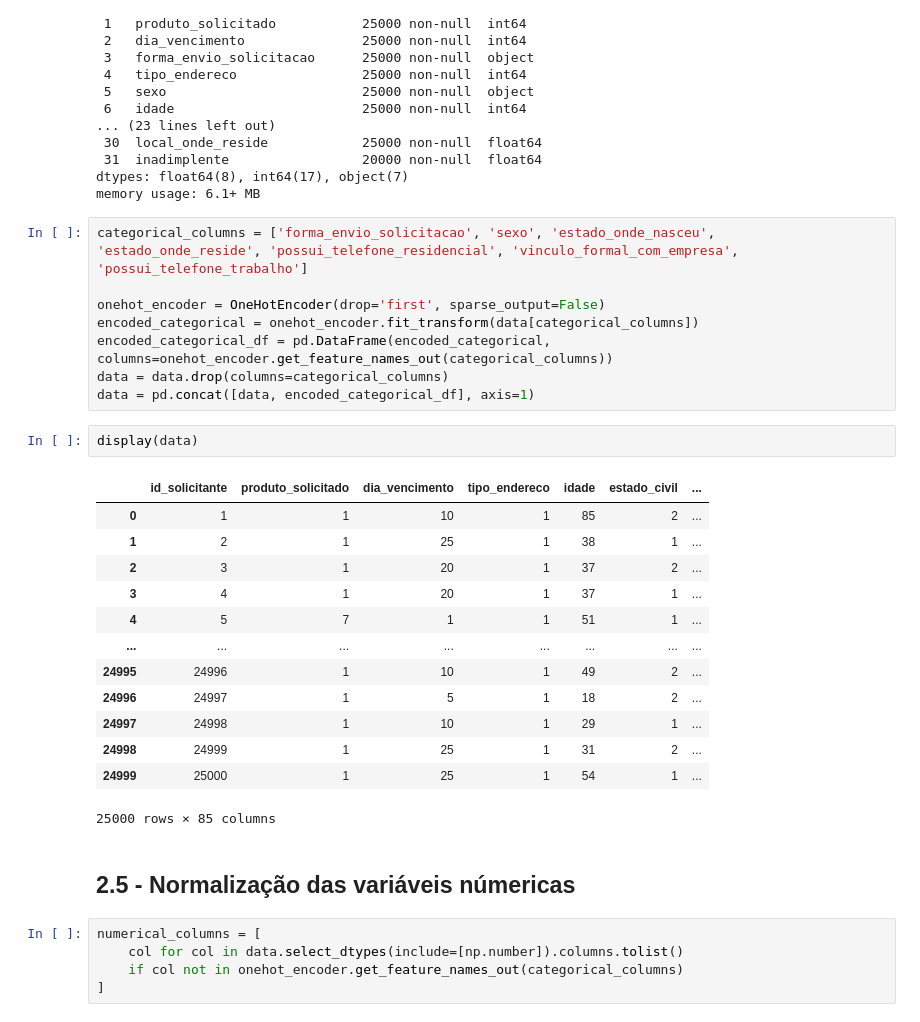
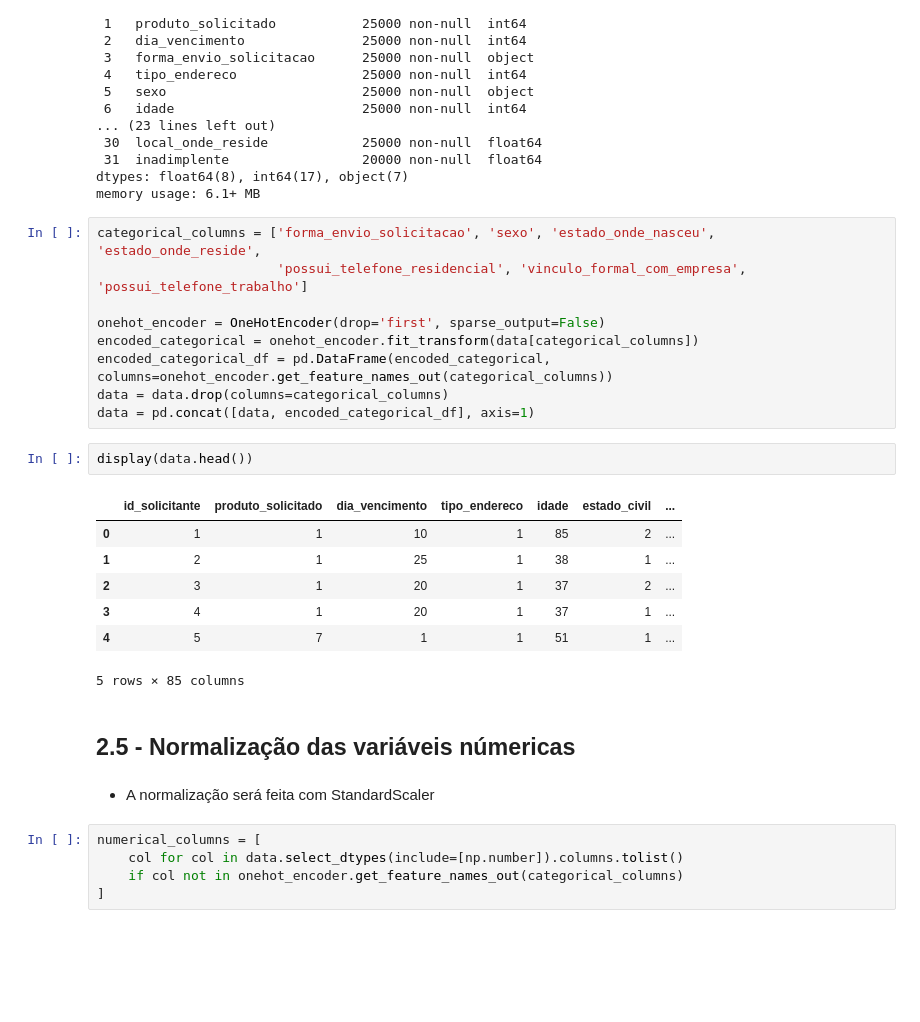
Before and after one commit to Ribeiro-Victor/eel891-machine-learning-intro, a Jupyter notebook: Task 01/relatorio.ipynb, the cells around one changed output. Drawn from its saved outputs; the diff is of its cells as text; blank space fills up the shorter version.

```diff
--- a/Task 01/relatorio.ipynb
+++ b/Task 01/relatorio.ipynb
@@ -406,7 +422,8 @@ Data columns (total 32 columns):
 dtypes: float64(8), int64(17), object(7)
 memory usage: 6.1+ MB
 # %%
-categorical_columns = ['forma_envio_solicitacao', 'sexo', 'estado_onde_nasceu', 'estado_onde_reside', 'possui_telefone_residencial', 'vinculo_formal_com_empresa', 'possui_telefone_trabalho']
+categorical_columns = ['forma_envio_solicitacao', 'sexo', 'estado_onde_nasceu', 'estado_onde_reside',
+                       'possui_telefone_residencial', 'vinculo_formal_com_empresa', 'possui_telefone_trabalho']
 
 onehot_encoder = OneHotEncoder(drop='first', sparse_output=False)
 encoded_categorical = onehot_encoder.fit_transform(data[categorical_columns])
@@ -414,23 +431,19 @@ encoded_categorical_df = pd.DataFrame(encoded_categorical, columns=onehot_encode
 data = data.drop(columns=categorical_columns)
 data = pd.concat([data, encoded_categorical_df], axis=1)
 # %%
-display(data)
+display(data.head())
 # %% [output]
 |  | id_solicitante | produto_solicitado | dia_vencimento | tipo_endereco | idade | estado_civil | ... |
 | 0 | 1 | 1 | 10 | 1 | 85 | 2 | ... |
 | 1 | 2 | 1 | 25 | 1 | 38 | 1 | ... |
 | 2 | 3 | 1 | 20 | 1 | 37 | 2 | ... |
 | 3 | 4 | 1 | 20 | 1 | 37 | 1 | ... |
 | 4 | 5 | 7 | 1 | 1 | 51 | 1 | ... |
-| ... | ... | ... | ... | ... | ... | ... | ... |
-| 24995 | 24996 | 1 | 10 | 1 | 49 | 2 | ... |
-| 24996 | 24997 | 1 | 5 | 1 | 18 | 2 | ... |
-| 24997 | 24998 | 1 | 10 | 1 | 29 | 1 | ... |
-| 24998 | 24999 | 1 | 25 | 1 | 31 | 2 | ... |
-| 24999 | 25000 | 1 | 25 | 1 | 54 | 1 | ... |
-25000 rows × 85 columns
+5 rows × 85 columns
 # %% [markdown]
 ## 2.5 - Normalização das variáveis númericas
+# %% [markdown]
+- A normalização será feita com StandardScaler
 # %%
 numerical_columns = [
     col for col in data.select_dtypes(include=[np.number]).columns.tolist()
```
Also changed, not shown: parts of 19 cells of this notebook.
